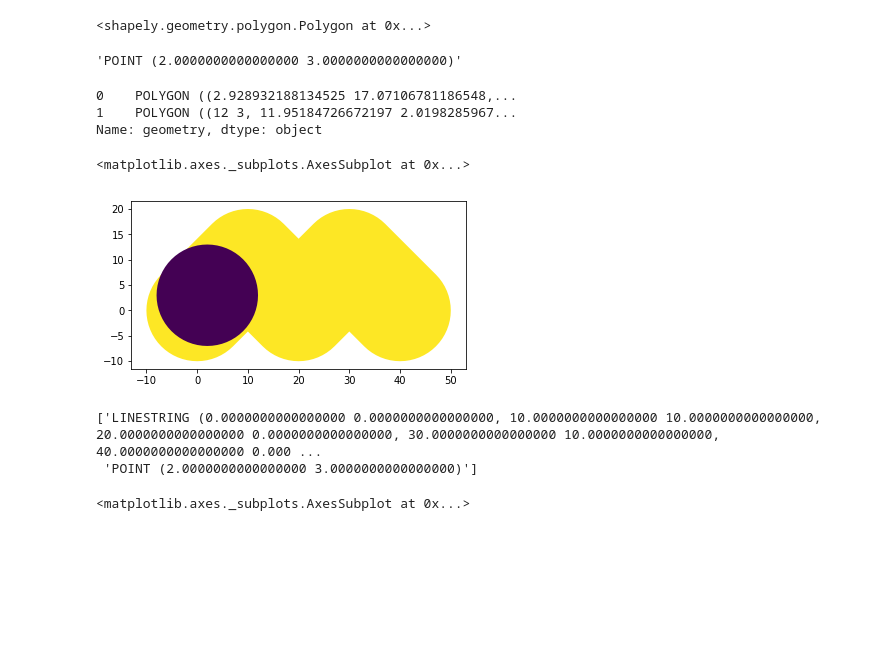
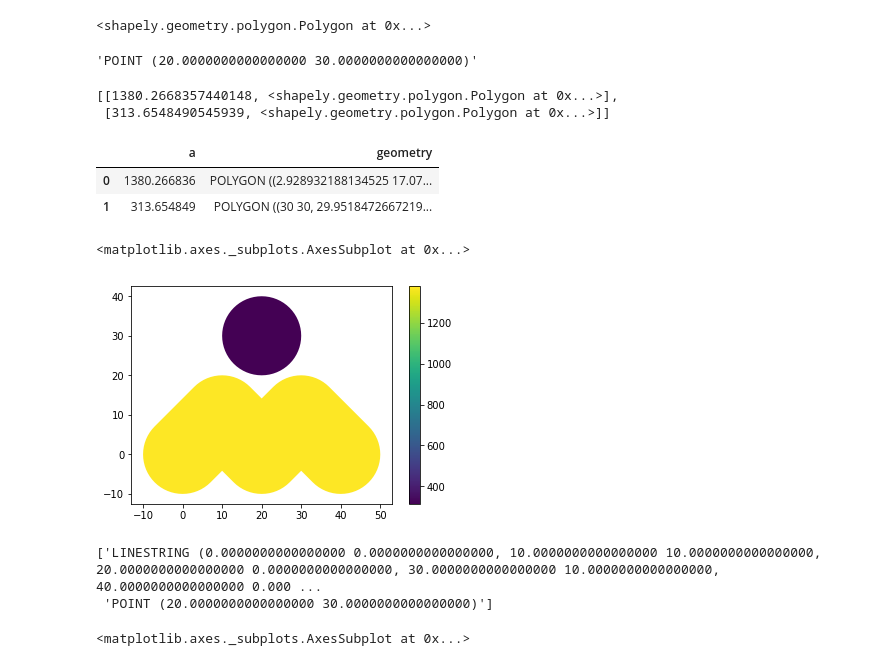
Before and after one commit to cmprince/python-geospatial-2018, a Jupyter notebook: Shapely.ipynb, the cells around one changed output. Cells and saved outputs as stored; diff of their text form; code cells hidden in the pictures; blank space fills up the shorter version.

```diff
--- a/Shapely.ipynb
+++ b/Shapely.ipynb
@@ -4,7 +6,7 @@ import shapely
 from shapely.geometry import LineString, Point
 %matplotlib inline
 # %%
-p = Point(2,3)
+p = Point(20,30)
 p
 # %% [output]
 <shapely.geometry.point.Point at 0x...>
@@ -32,27 +40,32 @@ l.buffer(1)
 # %%
 p.to_wkt()
 # %% [output]
-'POINT (2.0000000000000000 3.0000000000000000)'
+'POINT (20.0000000000000000 30.0000000000000000)'
 # %%
 df = gpd.GeoDataFrame(list(map(lambda x: [x.buffer(10).area, x.buffer(10)], [l,p])))
+# %%
+list(map(lambda x: [x.buffer(10).area, x.buffer(10)], [l,p]))
+# %% [output]
+[[1380.2668357440148, <shapely.geometry.polygon.Polygon at 0x...>],
+ [313.6548490545939, <shapely.geometry.polygon.Polygon at 0x...>]]
 # %%
 df.columns=["a","geometry"]
 # %%
-df.geometry
+df
 # %% [output]
-0    POLYGON ((2.928932188134525 17.07106781186548,...
-1    POLYGON ((12 3, 11.95184726672197 2.0198285967...
-Name: geometry, dtype: object
+|  | a | geometry |
+| 0 | 1380.266836 | POLYGON ((2.928932188134525 17.07... |
+| 1 | 313.654849 | POLYGON ((30 30, 29.9518472667219... |
 # %%
-df.plot("a")
+df.plot("a", legend=True)
 # %% [output]
 <matplotlib.axes._subplots.AxesSubplot at 0x...>
-[figure, old version]
+[figure, new version]
 # %%
 [x.to_wkt() for x in [l,p]]
 # %% [output]
 ['LINESTRING (0.0000000000000000 0.0000000000000000, 10.0000000000000000 10.0000000000000000, 20.0000000000000000 0.0000000000000000, 30.0000000000000000 10.0000000000000000, 40.0000000000000000 0.000 ...
- 'POINT (2.0000000000000000 3.0000000000000000)']
+ 'POINT (20.0000000000000000 30.0000000000000000)']
 # %%
 df = gpd.GeoDataFrame([[l.buffer(x).area, l.buffer(x).boundary] for x in range(1,10)],
                       columns=["a","geometry"])
```
Also changed, not shown: parts of 5 cells of this notebook.
